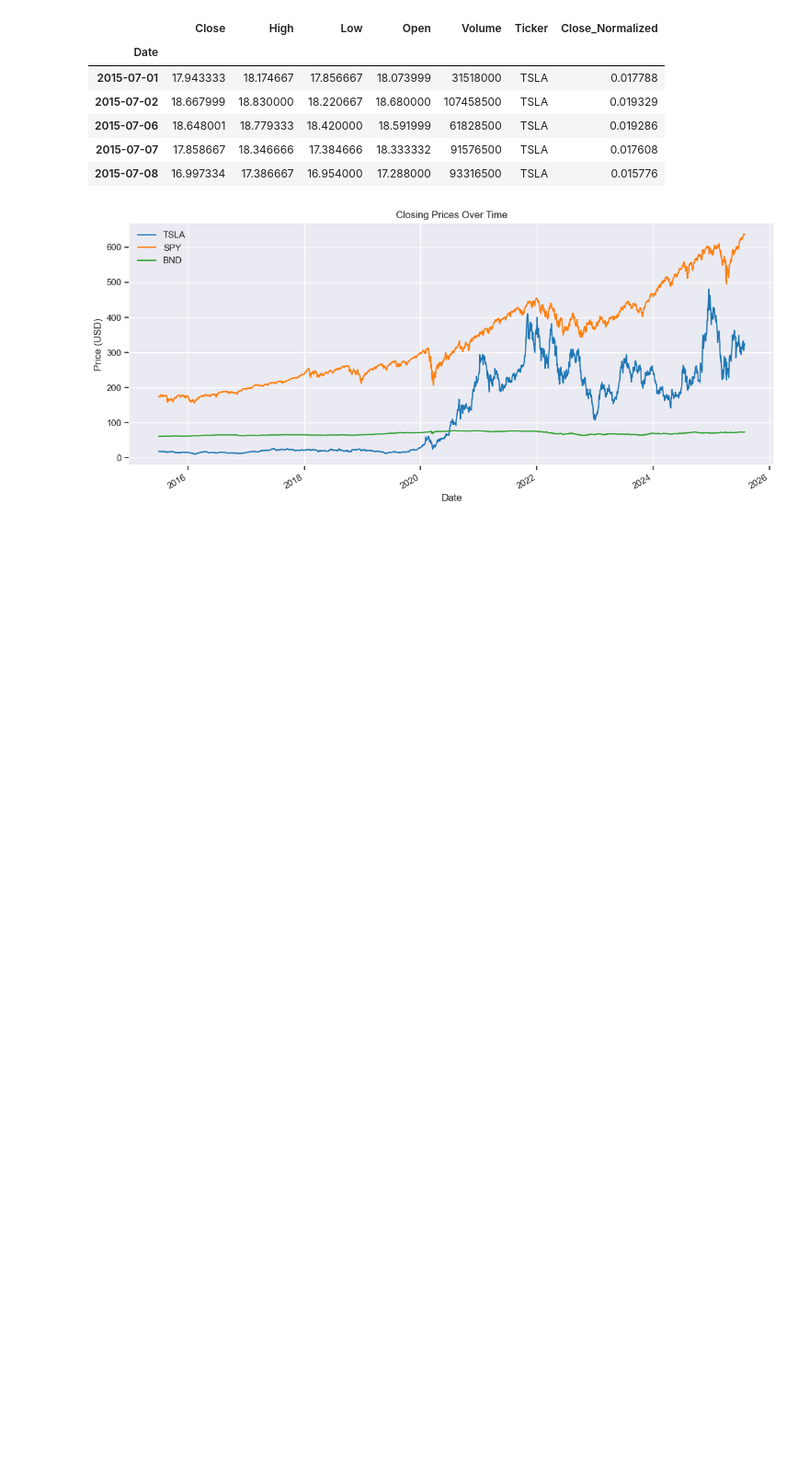
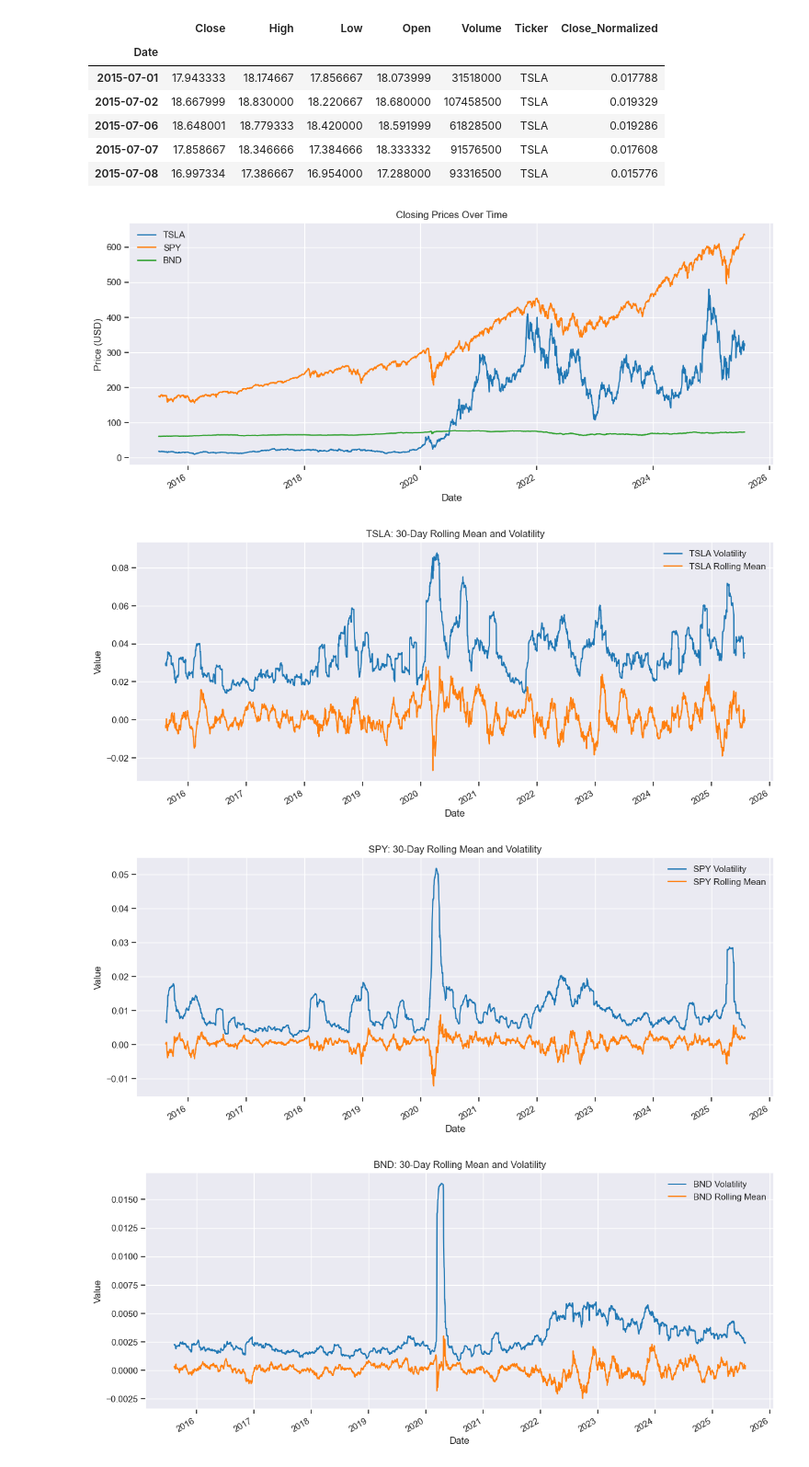
Before and after one commit to Filimon-H/GMF-investment-portfolio-management, a Jupyter notebook: notebooks/EDA.ipynb, the cells around one changed output. Shown at 92% size. Drawn from its saved outputs; the diff is of its cells as text; code cells hidden in the pictures; blank space fills up the shorter version.

Commit message:
feat: plot rolling volatility and mean for all assets

```diff
--- a/notebooks/EDA.ipynb
+++ b/notebooks/EDA.ipynb
@@ -53,3 +53,14 @@ assets = {
 plot_close_prices(assets["TSLA"], assets["SPY"], assets["BND"])
 # %% [output]
 [figure]
+# %%
+# Update assets dictionary in-place
+for key in assets:
+    assets[key] = compute_returns_and_volatility(assets[key])
+# %%
+for key in assets:
+    plot_volatility_and_mean(assets[key], key)
+# %% [output]
+[figure, added]
+[figure, added]
+[figure, added]
```
